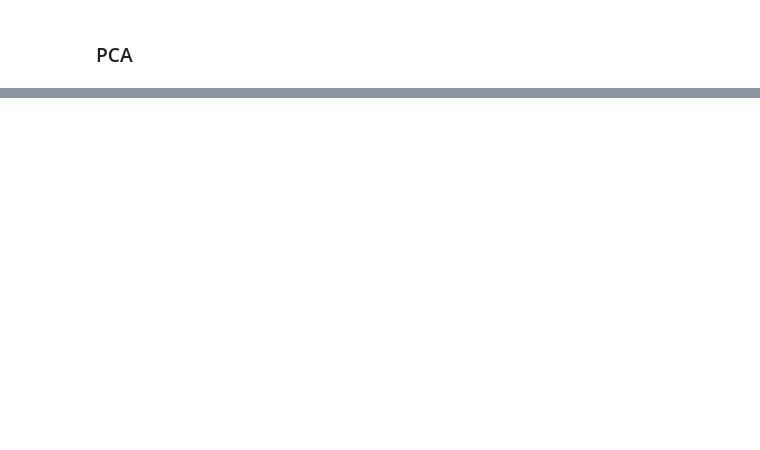
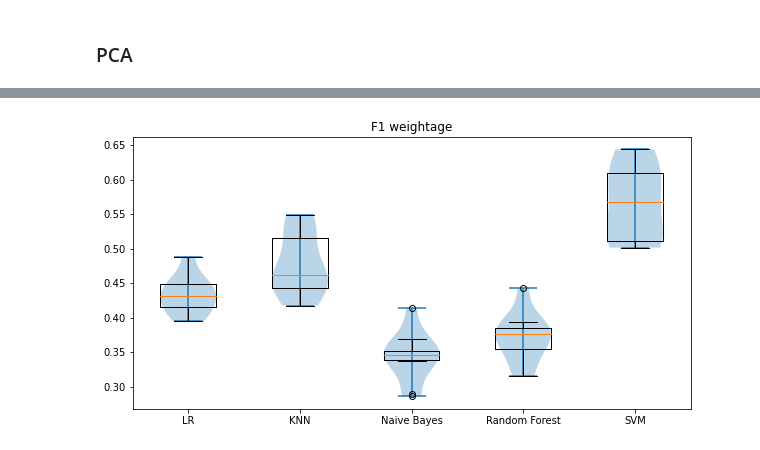
Before and after one commit to imakvijay/Amazon-Production-Recommendation, a Jupyter notebook: Modelling/Classification_Modelling.ipynb, the cells around one changed output, grey strips where cells are left out. Saved outputs shown, nothing was run; the diff lists cells and outputs as text; code cells hidden in the pictures; blank space fills up the shorter version.

Commit message:
Modelling and Pickling - Classification

```diff
--- a/Modelling/Classification_Modelling.ipynb
+++ b/Modelling/Classification_Modelling.ipynb
@@ -81,0 +204,35 @@ plt.show()
+# %%
+from sklearn.model_selection import cross_val_score
+
+acc_score = []
+f1_score = []
+model_name = []
+
+#Creating a DataFrame to store performance of each model
+df_results = pd.DataFrame(columns=['Name','F1 Mean','F1 STD',
+                                   'Accuracy Mean','Accuracy STD'])
+
+#Performing cross validation for each model to find the best model
+i=0
+for name,model in models_pca:
+    #Cross Validation
+    accuracy = cross_val_score(model,pca_transformed,y_train_label,cv=10,
+                             scoring='accuracy',
+                            n_jobs=-1,verbose=10)
+
+    f1 = cross_val_score(model,pca_transformed,y_train_label,cv=10,
+                             scoring='f1_weighted',
+                            n_jobs=-1,verbose=10)
+    #Appending the result to list
+    acc_score.append(accuracy)
+    f1_score.append(f1)
+    model_name.append(name)
+    #Appending the performance to the Dataframe
+    df_results.loc[i] = [name,
+                         f1.mean(),
+                         f1.std(),
+                         accuracy.mean(),
+                         accuracy.std()]
+    i += 1
+#Displaying the performance of the cross validation
+df_results.sort_values(by=['F1 Mean'],ascending=False)
@@ -81,0 +263,10 @@ plt.show()
+# %%
+#Plotting the test results as boxplot
+plt.figure(figsize=(10,5))
+plt.violinplot(f1_score)
+plt.boxplot(f1_score)
+plt.xticks(range(1,len(model_name)+1),model_name)
+plt.title("F1 weightage")
+plt.show()
+# %% [output]
+[figure, added]
```
Also changed, not shown: parts of 58 cells of this notebook, 3 other files.
